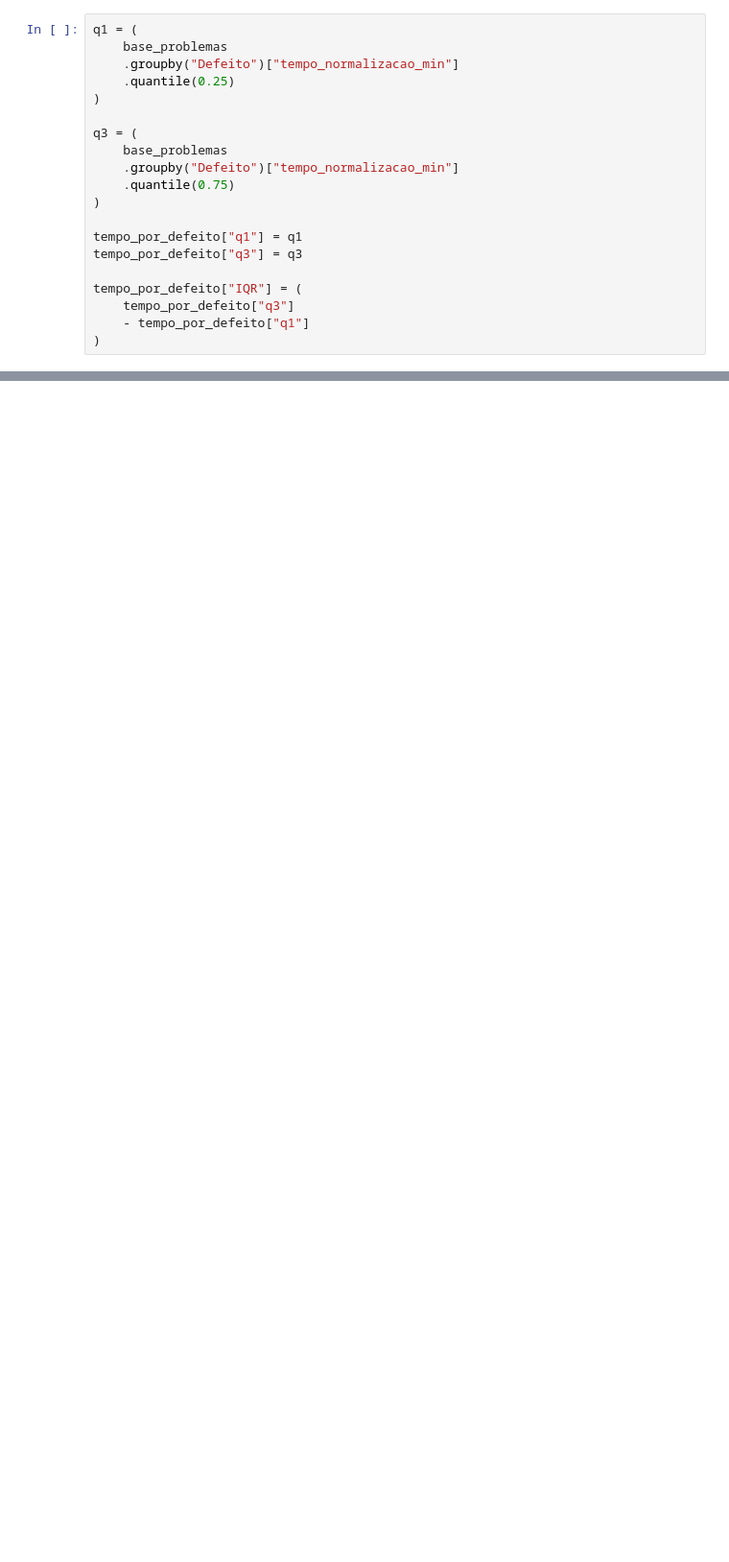
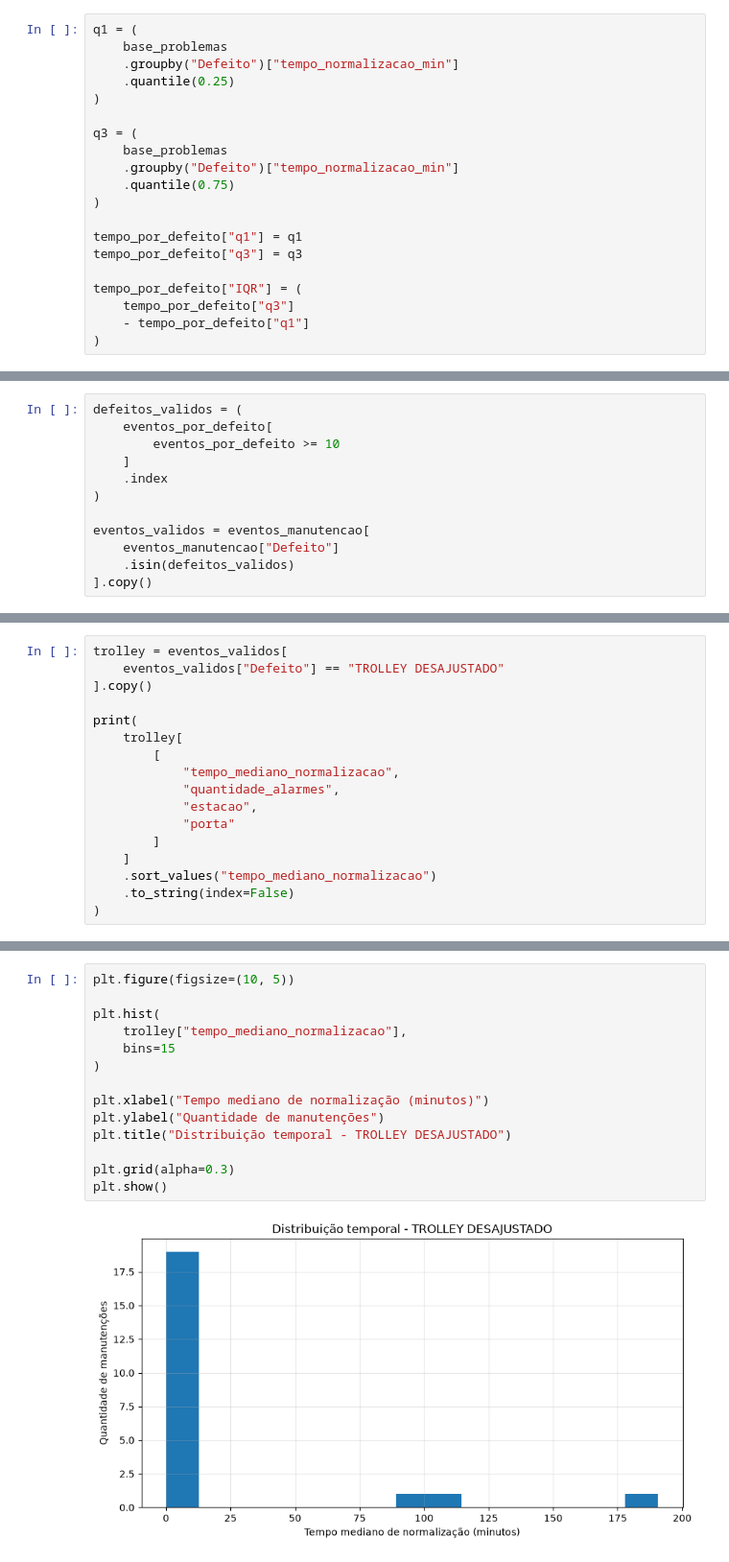
Before and after one commit to joaocardosodias/Lumem, a Jupyter notebook: eda/hipoteses/hipótese_5.ipynb, the cells around one changed output, grey strips where cells are left out. Shown at 96% size. Drawn from its saved outputs; the diff is of its cells as text; blank space fills up the shorter version.

Commit message:
feat: finalização da hipótese de um problema ser relacionada à uma faixa de tempo de normalização, mas encontrei uma nova hipótese: tem estação com tempo de normalização maior que a outra?

```diff
--- a/eda/hipoteses/hipótese_5.ipynb
+++ b/eda/hipoteses/hipótese_5.ipynb
@@ -2197,0 +2411,12 @@ PERDA DE COMUNICACAO                     266  16534.504101  10801.130217      0.
+# %%
+defeitos_validos = (
+    eventos_por_defeito[
+        eventos_por_defeito >= 10
+    ]
+    .index
+)
+
+eventos_validos = eventos_manutencao[
+    eventos_manutencao["Defeito"]
+    .isin(defeitos_validos)
+].copy()
@@ -2197,0 +2505,17 @@ PERDA DE COMUNICACAO                     266  16534.504101  10801.130217      0.
+# %%
+trolley = eventos_validos[
+    eventos_validos["Defeito"] == "TROLLEY DESAJUSTADO"
+].copy()
+
+print(
+    trolley[
+        [
+            "tempo_mediano_normalizacao",
+            "quantidade_alarmes",
+            "estacao",
+            "porta"
+        ]
+    ]
+    .sort_values("tempo_mediano_normalizacao")
+    .to_string(index=False)
+)
@@ -2197,0 +2540,16 @@ PERDA DE COMUNICACAO                     266  16534.504101  10801.130217      0.
+# %%
+plt.figure(figsize=(10, 5))
+
+plt.hist(
+    trolley["tempo_mediano_normalizacao"],
+    bins=15
+)
+
+plt.xlabel("Tempo mediano de normalização (minutos)")
+plt.ylabel("Quantidade de manutenções")
+plt.title("Distribuição temporal - TROLLEY DESAJUSTADO")
+
+plt.grid(alpha=0.3)
+plt.show()
+# %% [output]
+[figure, added]
```
Also changed, not shown: parts of 19 cells of this notebook.
